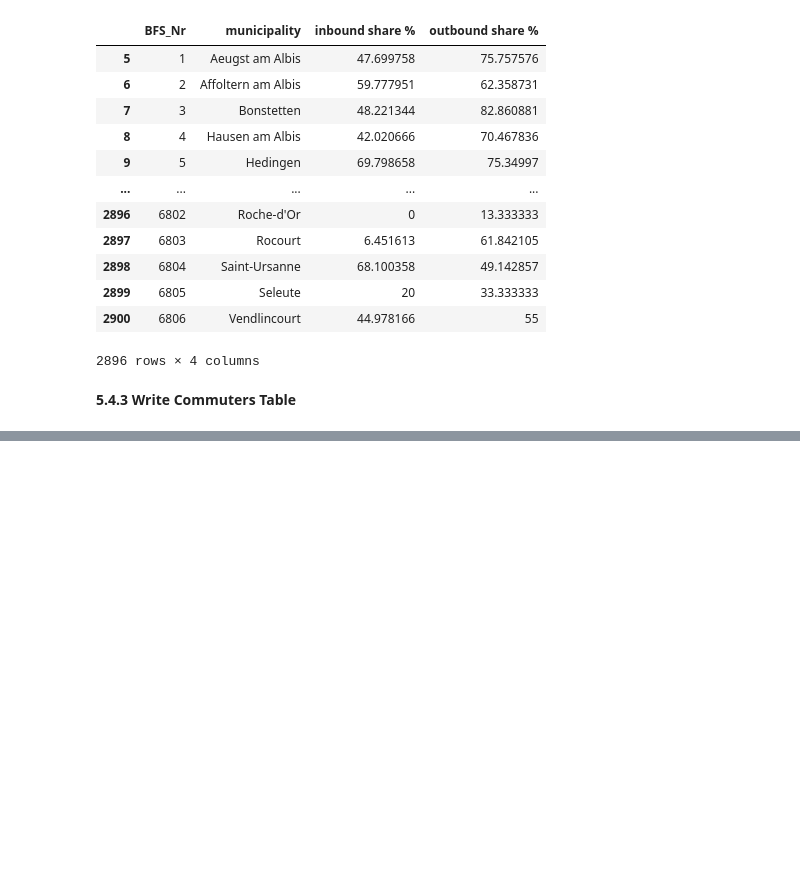
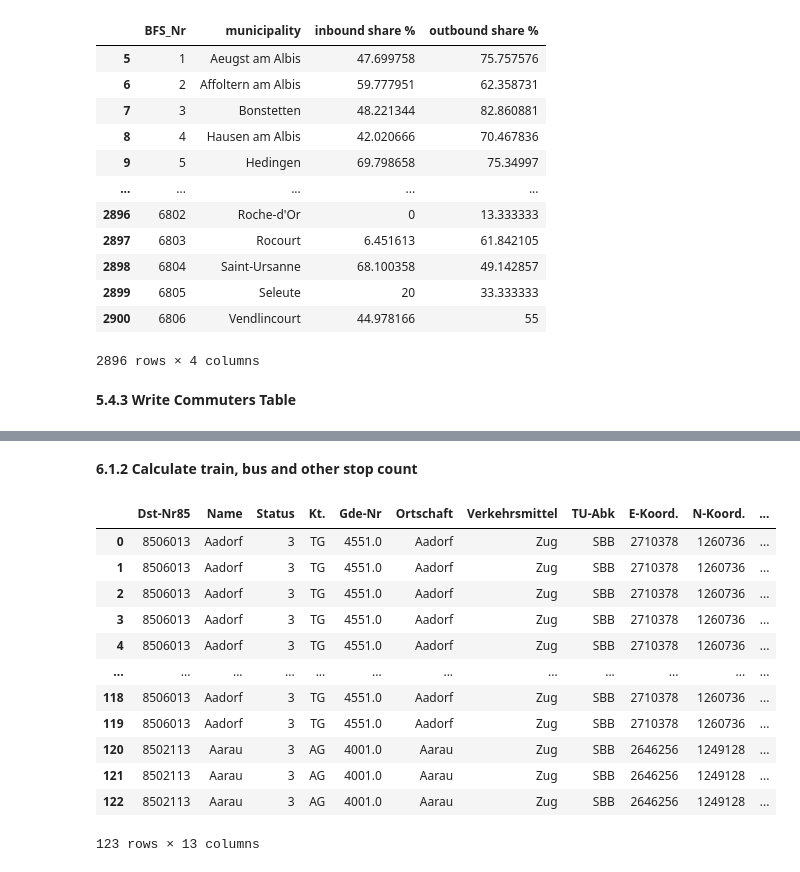
Before and after one commit to Icelander169/MasterThesis, a Jupyter notebook: 01_Reading_Cleaning_Data.ipynb, the cells around one changed output, grey strips where cells are left out. Cells and saved outputs as stored; diff of their text form; code cells hidden in the pictures; blank space fills up the shorter version.

```diff
--- a/01_Reading_Cleaning_Data.ipynb
+++ b/01_Reading_Cleaning_Data.ipynb
@@ -967,0 +1212,18 @@ commuters.to_csv("../Data/Cleaned/commuters.csv")
+# %% [markdown]
+**6.1.2 Calculate train, bus and other stop count**
+# %%
+stop_list_cleaned[:123]
+# %% [output]
+|  | Dst-Nr85 | Name | Status | Kt. | Gde-Nr | Ortschaft | Verkehrsmittel | TU-Abk | E-Koord. | N-Koord. | ... |
+| 0 | 8506013 | Aadorf | 3 | TG | 4551.0 | Aadorf | Zug | SBB | 2710378 | 1260736 | ... |
+| 1 | 8506013 | Aadorf | 3 | TG | 4551.0 | Aadorf | Zug | SBB | 2710378 | 1260736 | ... |
+| 2 | 8506013 | Aadorf | 3 | TG | 4551.0 | Aadorf | Zug | SBB | 2710378 | 1260736 | ... |
+| 3 | 8506013 | Aadorf | 3 | TG | 4551.0 | Aadorf | Zug | SBB | 2710378 | 1260736 | ... |
+| 4 | 8506013 | Aadorf | 3 | TG | 4551.0 | Aadorf | Zug | SBB | 2710378 | 1260736 | ... |
+| ... | ... | ... | ... | ... | ... | ... | ... | ... | ... | ... | ... |
+| 118 | 8506013 | Aadorf | 3 | TG | 4551.0 | Aadorf | Zug | SBB | 2710378 | 1260736 | ... |
+| 119 | 8506013 | Aadorf | 3 | TG | 4551.0 | Aadorf | Zug | SBB | 2710378 | 1260736 | ... |
+| 120 | 8502113 | Aarau | 3 | AG | 4001.0 | Aarau | Zug | SBB | 2646256 | 1249128 | ... |
+| 121 | 8502113 | Aarau | 3 | AG | 4001.0 | Aarau | Zug | SBB | 2646256 | 1249128 | ... |
+| 122 | 8502113 | Aarau | 3 | AG | 4001.0 | Aarau | Zug | SBB | 2646256 | 1249128 | ... |
+123 rows × 13 columns
```
Also changed, not shown: parts of 64 cells of this notebook.
